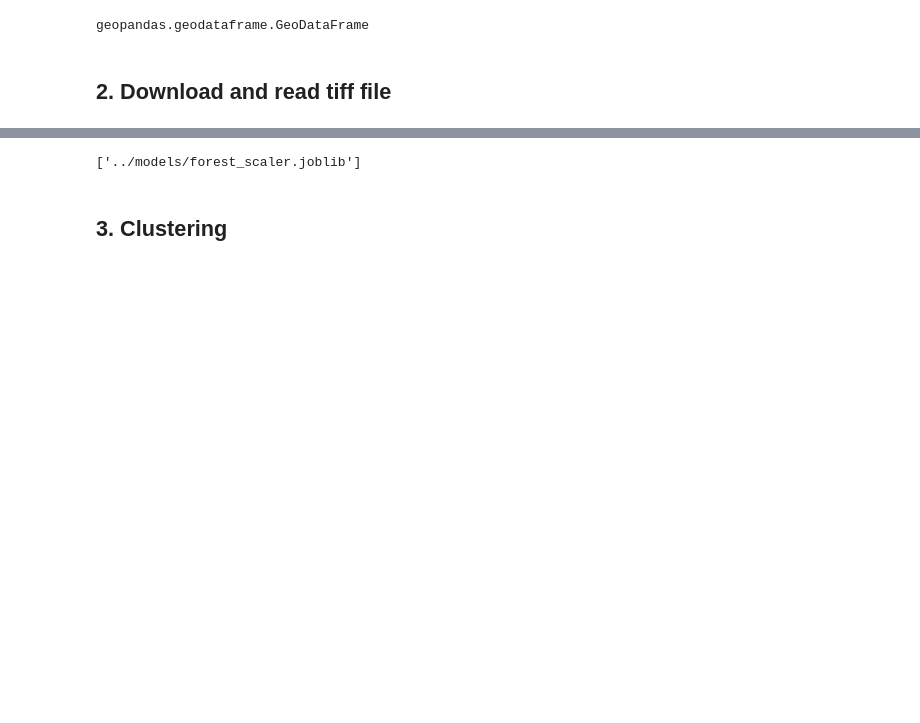
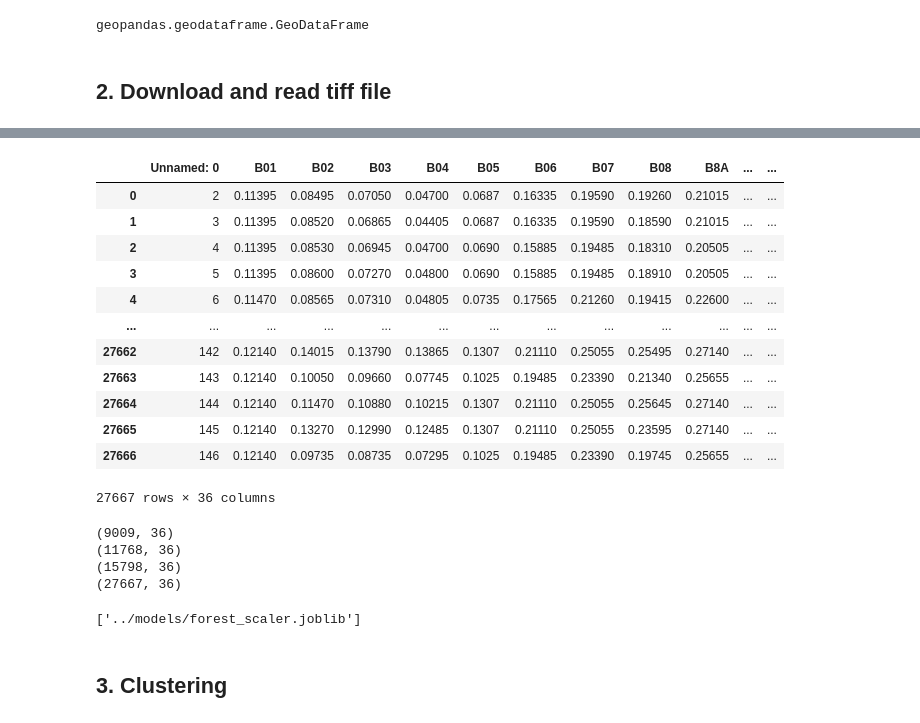
Before and after one commit to mishagrol/ForestMapping, a Jupyter notebook: notebooks/ForrestMapping.ipynb, the cells around one changed output, grey strips where cells are left out. Drawn from its saved outputs; the diff is of its cells as text; code cells hidden in the pictures; blank space fills up the shorter version.

```diff
--- a/notebooks/ForrestMapping.ipynb
+++ b/notebooks/ForrestMapping.ipynb
@@ -78,8 +101,8 @@ gdf = utils.get_gdf_dataset(gdf=gdf, non_forest=non_forest,  threshold=70)
 gdf = gdf.reset_index(drop=True)
 gdf.loc[:, 'key'] = gdf.index
 # %%
-gdf = gdf.explode()
-gdf
+# gdf = gdf.explode()
+# gdf
 # %% [markdown]
 Drop small classes
 # %%
@@ -105,7 +126,7 @@ geopandas.geodataframe.GeoDataFrame
 # %%
-dataset = utils.Dataset()
-dataset.download_dataset()
+dataset = utils.Dataset(path_to_tiff_file='../rasters/bands_and_terrain_texture.tiff')
+# dataset.download_dataset()
 
 gdf=dataset.procces_gdf(gdf)
-bands, terrain = dataset.get_dataset(gdf=gdf, scale=3.0)
+bands, terrain, texture = dataset.get_dataset(gdf=gdf, scale=3.0)
 # %% [output]
@@ -114,2 +141,6 @@ NotImplementedError: Multi-part geometries do not themselves provide the array i
 # %%
-df = pd.concat([bands.iloc[:,:-2], terrain], axis=1)
+for scale in [1, 2, 3, 5]:
+    df=None
+    bands, terrain, texture = dataset.get_dataset(gdf=gdf, scale=scale)
+    df = pd.concat([bands.iloc[:,:-2], terrain.iloc[:,:-2], texture], axis=1)
+    df.to_csv(f'../shape_data/dataset_scale_{scale}.csv')
@@ -116,3 +165,28 @@ df = pd.concat([bands.iloc[:,:-2], terrain], axis=1)
+# %%
+df
+# %% [output]
+|  | Unnamed: 0 | B01 | B02 | B03 | B04 | B05 | B06 | B07 | B08 | B8A | ... | ... |
+| 0 | 2 | 0.11395 | 0.08495 | 0.07050 | 0.04700 | 0.0687 | 0.16335 | 0.19590 | 0.19260 | 0.21015 | ... | ... |
+| 1 | 3 | 0.11395 | 0.08520 | 0.06865 | 0.04405 | 0.0687 | 0.16335 | 0.19590 | 0.18590 | 0.21015 | ... | ... |
+| 2 | 4 | 0.11395 | 0.08530 | 0.06945 | 0.04700 | 0.0690 | 0.15885 | 0.19485 | 0.18310 | 0.20505 | ... | ... |
+| 3 | 5 | 0.11395 | 0.08600 | 0.07270 | 0.04800 | 0.0690 | 0.15885 | 0.19485 | 0.18910 | 0.20505 | ... | ... |
+| 4 | 6 | 0.11470 | 0.08565 | 0.07310 | 0.04805 | 0.0735 | 0.17565 | 0.21260 | 0.19415 | 0.22600 | ... | ... |
+| ... | ... | ... | ... | ... | ... | ... | ... | ... | ... | ... | ... | ... |
+| 27662 | 142 | 0.12140 | 0.14015 | 0.13790 | 0.13865 | 0.1307 | 0.21110 | 0.25055 | 0.25495 | 0.27140 | ... | ... |
+| 27663 | 143 | 0.12140 | 0.10050 | 0.09660 | 0.07745 | 0.1025 | 0.19485 | 0.23390 | 0.21340 | 0.25655 | ... | ... |
+| 27664 | 144 | 0.12140 | 0.11470 | 0.10880 | 0.10215 | 0.1307 | 0.21110 | 0.25055 | 0.25645 | 0.27140 | ... | ... |
+| 27665 | 145 | 0.12140 | 0.13270 | 0.12990 | 0.12485 | 0.1307 | 0.21110 | 0.25055 | 0.23595 | 0.27140 | ... | ... |
+| 27666 | 146 | 0.12140 | 0.09735 | 0.08735 | 0.07295 | 0.1025 | 0.19485 | 0.23390 | 0.19745 | 0.25655 | ... | ... |
+27667 rows × 36 columns
+# %%
+for scale in [1, 2, 3, 5]:
+    df = pd.read_csv(f'../shape_data/dataset_scale_{scale}.csv')
+    print(df.shape)
+# %% [output]
+(9009, 36)
+(11768, 36)
+(15798, 36)
+(27667, 36)
 # %%
 forest_scaler = StandardScaler()
 
```
Also changed, not shown: parts of 13 cells of this notebook, 14 other files.
